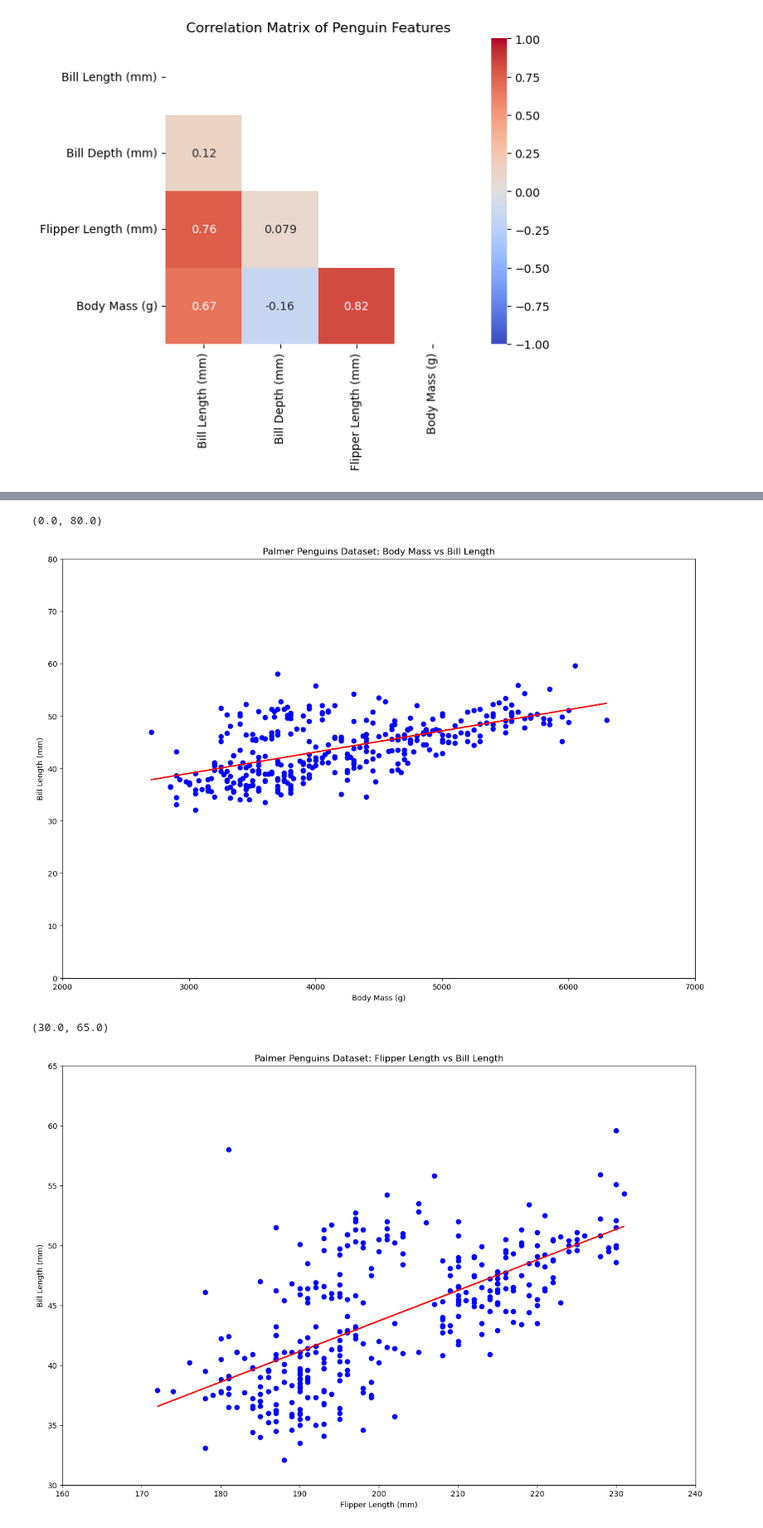
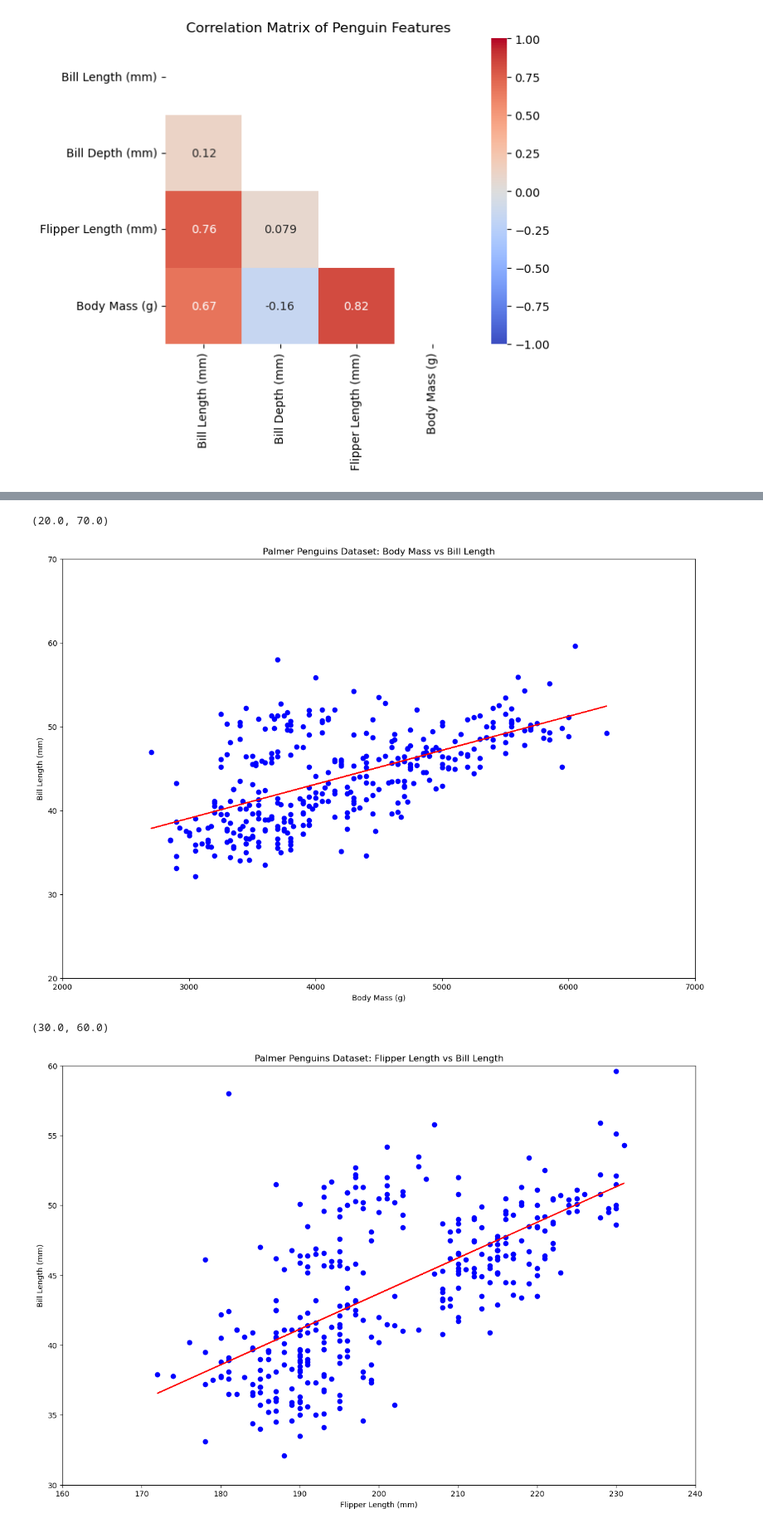
Before and after one commit to kronos164/Principles-of-Data-Analitics, a Jupyter notebook: penguings.ipynb, the cells around one changed output, grey strips where cells are left out. Shown: that part at 83% size. Saved outputs shown, nothing was run; the diff lists cells and outputs as text; code cells hidden in the pictures.

```diff
--- a/penguings.ipynb
+++ b/penguings.ipynb
@@ -473,35 +526,35 @@ ax.set_title('Palmer Penguins Dataset: Body Mass vs Bill Length')
 
 # x and y axis limits
 ax.set_xlim([2000, 7000])
-ax.set_ylim([0, 80])
+ax.set_ylim([20, 70])
 # %% [output]
-(0.0, 80.0)
+(20.0, 70.0)
-[figure, old version]
+[figure, new version]
 # %%
 # Remove NaN values from f_length and b_length
 f_length = f_length[~np.isnan(f_length)]
 b_length = b_length[~np.isnan(b_length)]
 
 # Fit a straight line between the two variables
 m, c = np.polyfit(f_length, b_length, 1)
 
 # Create a new figure and set of axes
 fig, ax = plt.subplots(figsize=(15, 10))
 
 # Simple plot
 ax.plot(f_length, b_length, 'o', color='blue')
 
 # Plot the best fit line in blue
 ax.plot(f_length, m * f_length + c, 'r-')
 
 # Labels
 ax.set_xlabel('Flipper Length (mm)')
 ax.set_ylabel('Bill Length (mm)')
 ax.set_title('Palmer Penguins Dataset: Flipper Length vs Bill Length')
 
 # x and y axis limits
 ax.set_xlim([160, 240])
-ax.set_ylim([30, 65])
+ax.set_ylim([30, 60])
 # %% [output]
-(30.0, 65.0)
+(30.0, 60.0)
-[figure, old version]
+[figure, new version]
```
Also changed, not shown: parts of 18 cells of this notebook.
